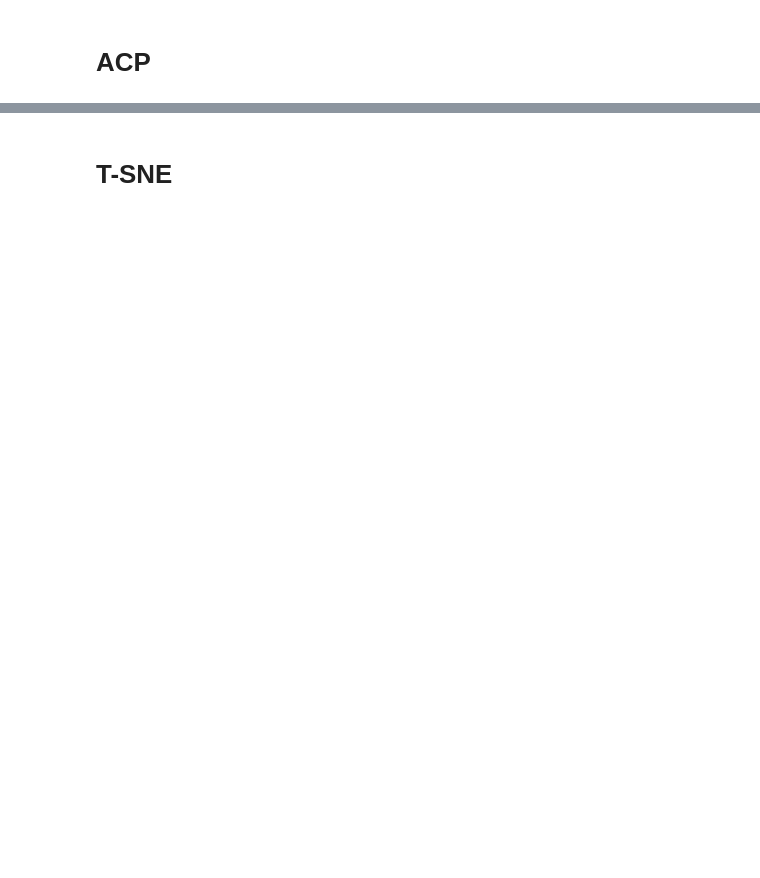
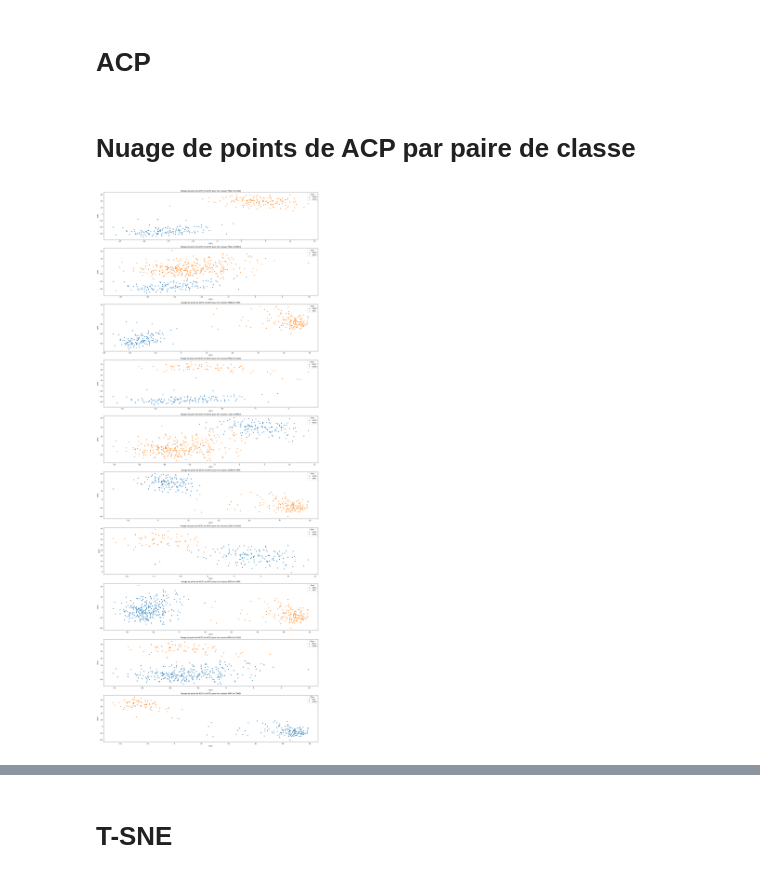
Before and after one commit to AmadouSelleNdiaye/Comprehension-et-visualisation-des-donnees, a Jupyter notebook: TP1_Code_NDIAYE_ALABANI.ipynb, the cells around one changed output, grey strips where cells are left out. Cells and saved outputs as stored; diff of their text form; code cells hidden in the pictures; blank space fills up the shorter version.

```diff
--- a/TP1_Code_NDIAYE_ALABANI.ipynb
+++ b/TP1_Code_NDIAYE_ALABANI.ipynb
@@ -547,14 +516,14 @@ for i,j in itertools.combinations(liste_classe, 2):
         data = df_filtree[(df_filtree['Class'] == i) | (df_filtree['Class'] == j)]
 
         # Histogramme pour gene_4
-        axs[indx].hist(data[data['Class'] == i]['gene_4'], bins=20, alpha=0.5, label=f"{i} - gene_4")
-        axs[indx].hist(data[data['Class'] == j]['gene_4'], bins=20, alpha=0.5, label=f"{j} - gene_4")
+        axs[indx].hist(data[data['Class'] == i]['gene_575'], bins=20, alpha=0.5, label=f"{i} - gene_575")
+        axs[indx].hist(data[data['Class'] == j]['gene_575'], bins=20, alpha=0.5, label=f"{j} - gene_575")
 
         # Histogramme pour gene_20528
-        axs[indx].hist(data[data['Class'] == i]['gene_20528'], bins=20, alpha=0.5, label=f"{i} - gene_20528")
-        axs[indx].hist(data[data['Class'] == j]['gene_20528'], bins=20, alpha=0.5, label=f"{j} - gene_20528")
+        axs[indx].hist(data[data['Class'] == i]['gene_20268'], bins=20, alpha=0.5, label=f"{i} - gene_20268")
+        axs[indx].hist(data[data['Class'] == j]['gene_20268'], bins=20, alpha=0.5, label=f"{j} - gene_20268")
 
-        axs[indx].set_title(f"Distribution des gènes 4 et 20528 pour {i} vs {j}")
+        axs[indx].set_title(f"Distribution des gènes 575 et 20268 pour {i} vs {j}")
         axs[indx].legend()
         axs[indx].set_xlabel("Valeur du gène")
         axs[indx].set_ylabel("Fréquence")
@@ -564,7 +533,6 @@ for i,j in itertools.combinations(liste_classe, 2):
         break
 
 
-plt.suptitle("Histogramme de la distribution des genes_4 et gene_20528 par paire de classes")
 plt.tight_layout()
 plt.show()
 # %% [output]
@@ -580,3 +548,24 @@ acp_result = acp.fit_transform(df_filtree.drop(columns = ["Class"]))
 
 acp_df = pd.DataFrame(data = acp_result, columns = ["ACP1","ACP2"])
 acp_df["Class"] = df_filtree["Class"]
+# %% [markdown]
+# Nuage de points de ACP par paire de classe
+# %%
+fig, axs = plt.subplots(10, 1, figsize=(20, 50))
+axs=axs.flatten()
+
+indx=0
+for i,j in itertools.combinations(liste_classe, 2):
+
+    if indx!=10:
+        data = acp_df[(acp_df['Class'] == i) | (df_filtree['Class'] == j)]
+        sns.scatterplot(data=data, x=data['ACP1'], y=data['ACP2'], hue="Class", ax=axs[indx])
+        axs[indx].set_title(f"Nuage de point de ACP1 et ACP2 pour les classes {i} et {j}")
+        indx+=1
+    else:
+        break
+
+plt.tight_layout()
+plt.show()
+# %% [output]
+[figure, added]
```
Also changed, not shown: parts of 30 cells of this notebook.
